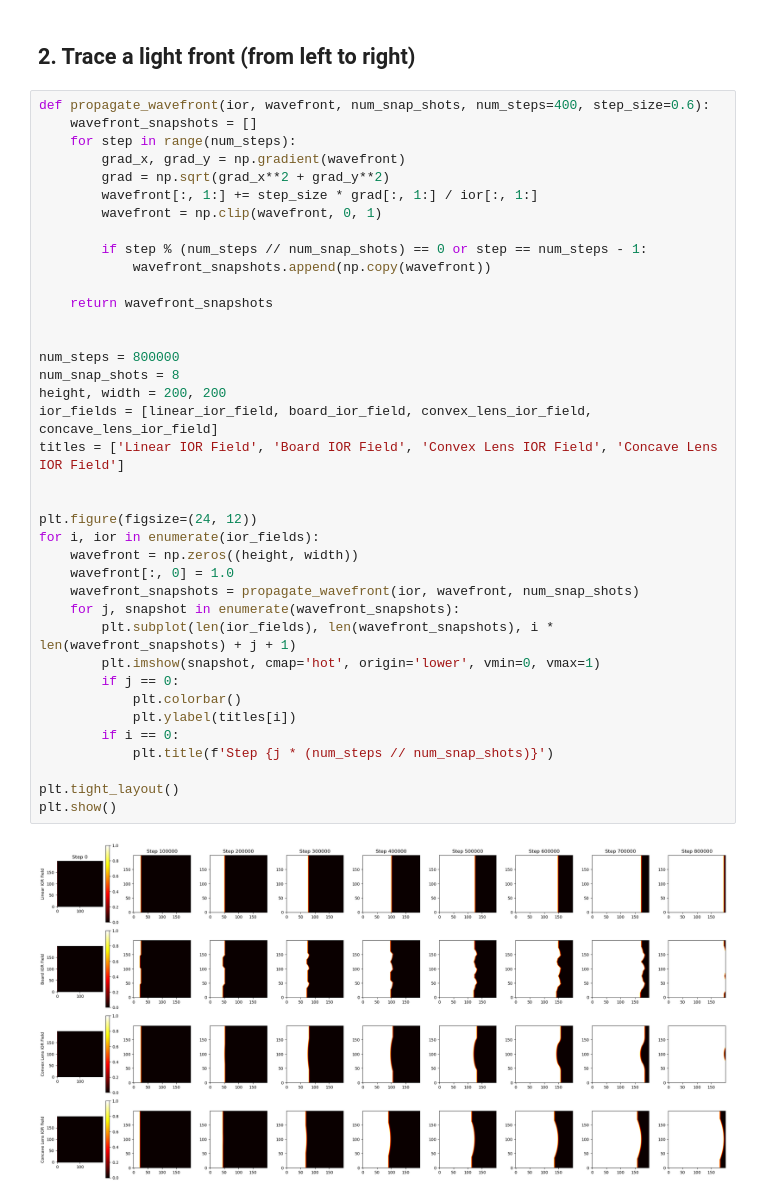
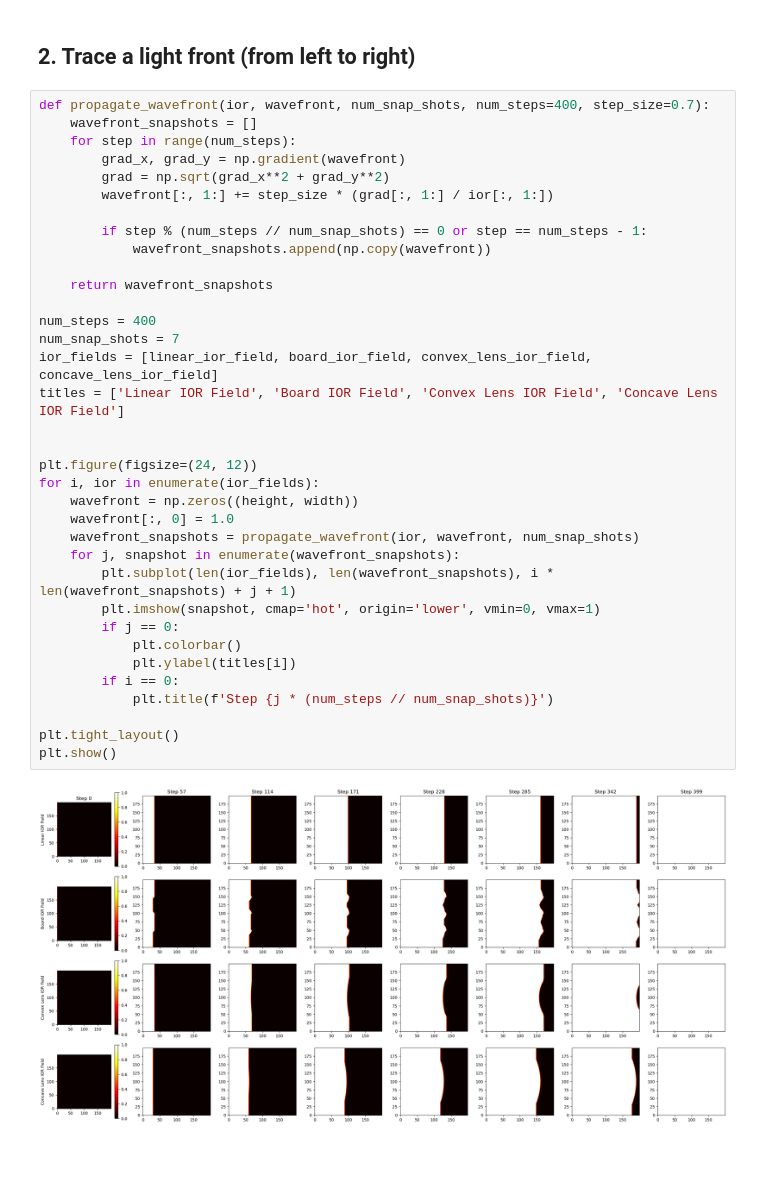
Before and after one commit to swirling-wind/demo-eikonal, a Jupyter notebook: main.ipynb, the cells around one changed output. Drawn from its saved outputs; the diff is of its cells as text; blank space fills up the shorter version.

```diff
--- a/main.ipynb
+++ b/main.ipynb
@@ -51,42 +51,39 @@ plt.show()
 # %% [markdown]
 ## 2. Trace a light front (from left to right)
 # %%
-def propagate_wavefront(ior, wavefront, num_snap_shots, num_steps=400, step_size=0.6):
+def propagate_wavefront(ior, wavefront, num_snap_shots, num_steps=400, step_size=0.7):
     wavefront_snapshots = []
     for step in range(num_steps):
         grad_x, grad_y = np.gradient(wavefront)
         grad = np.sqrt(grad_x**2 + grad_y**2)
-        wavefront[:, 1:] += step_size * grad[:, 1:] / ior[:, 1:]
-        wavefront = np.clip(wavefront, 0, 1)
+        wavefront[:, 1:] += step_size * (grad[:, 1:] / ior[:, 1:])
 
         if step % (num_steps // num_snap_shots) == 0 or step == num_steps - 1:
             wavefront_snapshots.append(np.copy(wavefront))
 
     return wavefront_snapshots
 
-
-num_steps = 800000
-num_snap_shots = 8
-height, width = 200, 200
+num_steps = 400
+num_snap_shots = 7
 ior_fields = [linear_ior_field, board_ior_field, convex_lens_ior_field, concave_lens_ior_field]
 titles = ['Linear IOR Field', 'Board IOR Field', 'Convex Lens IOR Field', 'Concave Lens IOR Field']
 
 
 plt.figure(figsize=(24, 12))
 for i, ior in enumerate(ior_fields):
     wavefront = np.zeros((height, width))
     wavefront[:, 0] = 1.0
     wavefront_snapshots = propagate_wavefront(ior, wavefront, num_snap_shots)
     for j, snapshot in enumerate(wavefront_snapshots):
         plt.subplot(len(ior_fields), len(wavefront_snapshots), i * len(wavefront_snapshots) + j + 1)
         plt.imshow(snapshot, cmap='hot', origin='lower', vmin=0, vmax=1)
         if j == 0:
             plt.colorbar()
             plt.ylabel(titles[i])
         if i == 0:
             plt.title(f'Step {j * (num_steps // num_snap_shots)}')
 
 plt.tight_layout()
 plt.show()
 # %% [output]
-[figure, old version]
+[figure, new version]
```
Also changed, not shown: parts of 1 cell of this notebook.
